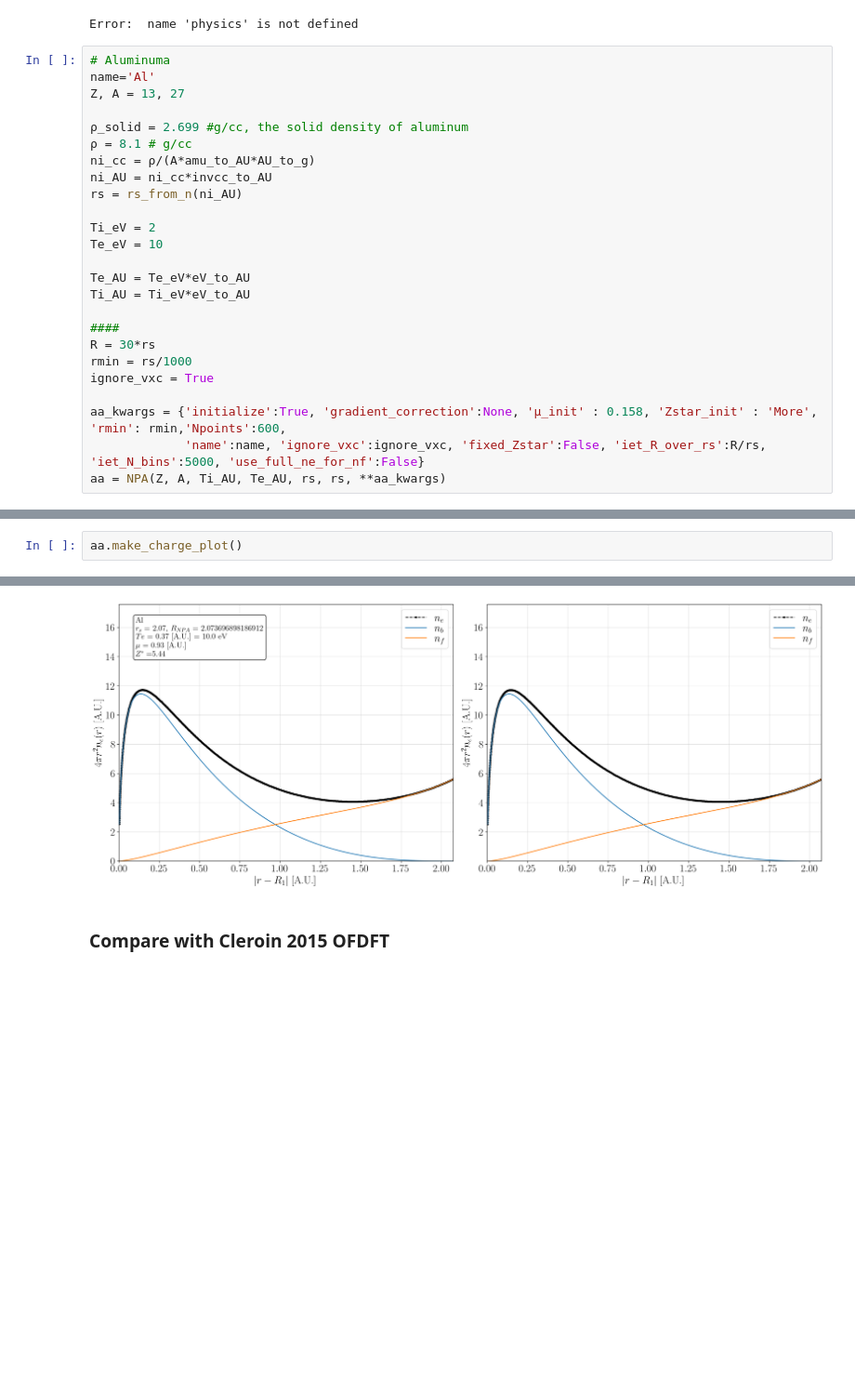
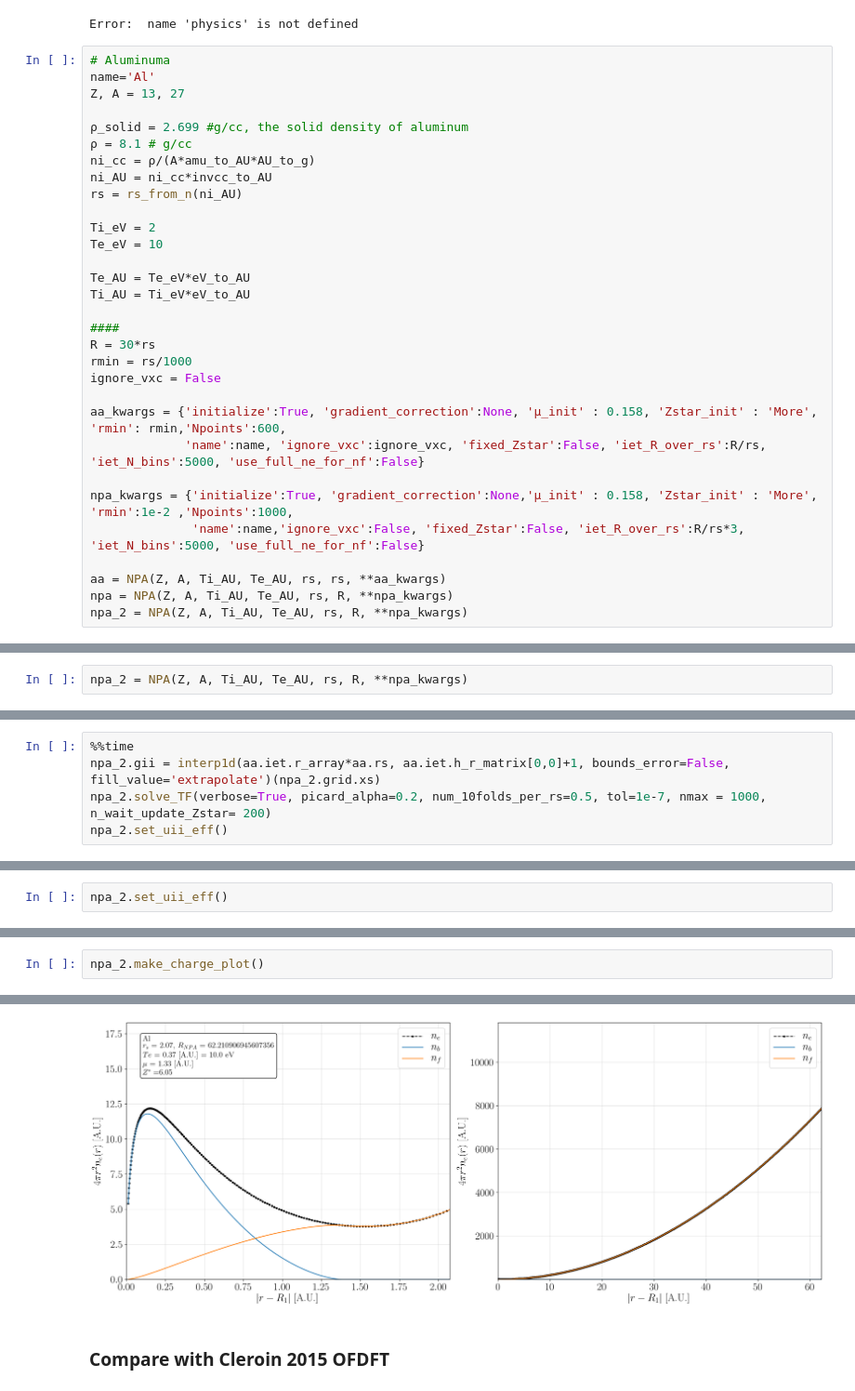
Before and after one commit to ZachAJohnson/OFAA, a Jupyter notebook: jupyter/Benchmarks/2T_benchmark_Clerouin.ipynb, the cells around one changed output, grey strips where cells are left out. Shown at 93% size. Cells and saved outputs as stored; diff of their text form; blank space fills up the shorter version.

```diff
--- a/jupyter/Benchmarks/2T_benchmark_Clerouin.ipynb
+++ b/jupyter/Benchmarks/2T_benchmark_Clerouin.ipynb
@@ -61,11 +61,17 @@ Ti_AU = Ti_eV*eV_to_AU
 ####
 R = 30*rs
 rmin = rs/1000
-ignore_vxc = True
+ignore_vxc = False
 
 aa_kwargs = {'initialize':True, 'gradient_correction':None, 'μ_init' : 0.158, 'Zstar_init' : 'More', 'rmin': rmin,'Npoints':600,
              'name':name, 'ignore_vxc':ignore_vxc, 'fixed_Zstar':False, 'iet_R_over_rs':R/rs, 'iet_N_bins':5000, 'use_full_ne_for_nf':False}
+
+npa_kwargs = {'initialize':True, 'gradient_correction':None,'μ_init' : 0.158, 'Zstar_init' : 'More', 'rmin':1e-2 ,'Npoints':1000,
+              'name':name,'ignore_vxc':False, 'fixed_Zstar':False, 'iet_R_over_rs':R/rs*3, 'iet_N_bins':5000, 'use_full_ne_for_nf':False}
+
 aa = NPA(Z, A, Ti_AU, Te_AU, rs, rs, **aa_kwargs)
+npa = NPA(Z, A, Ti_AU, Te_AU, rs, R, **npa_kwargs)
+npa_2 = NPA(Z, A, Ti_AU, Te_AU, rs, R, **npa_kwargs)
 # %% [output]
 ________________________
 Generating NPA
@@ -100,0 +140,2 @@ Wall time: 3min 5s
+# %%
+npa_2 = NPA(Z, A, Ti_AU, Te_AU, rs, R, **npa_kwargs)
@@ -100,0 +154,5 @@ Wall time: 3min 5s
+# %%
+%%time
+npa_2.gii = interp1d(aa.iet.r_array*aa.rs, aa.iet.h_r_matrix[0,0]+1, bounds_error=False, fill_value='extrapolate')(npa_2.grid.xs)
+npa_2.solve_TF(verbose=True, picard_alpha=0.2, num_10folds_per_rs=0.5, tol=1e-7, nmax = 1000, n_wait_update_Zstar= 200)
+npa_2.set_uii_eff()
@@ -100,0 +177,2 @@ Wall time: 3min 5s
+# %%
+npa_2.set_uii_eff()
@@ -146,4 +229,4 @@ aa.make_plot_bound_free()
 # %%
-aa.make_charge_plot()
+npa_2.make_charge_plot()
 # %% [output]
 (<Figure size 4000x1600 with 2 Axes>,
@@ -152,5 +235,5 @@ aa.make_charge_plot()
        dtype=object))
-[figure, old version]
+[figure, new version]
 # %% [markdown]
 ### Compare with Cleroin 2015 OFDFT
 # %%
```
Also changed, not shown: parts of 10 cells of this notebook, 6 other files.
